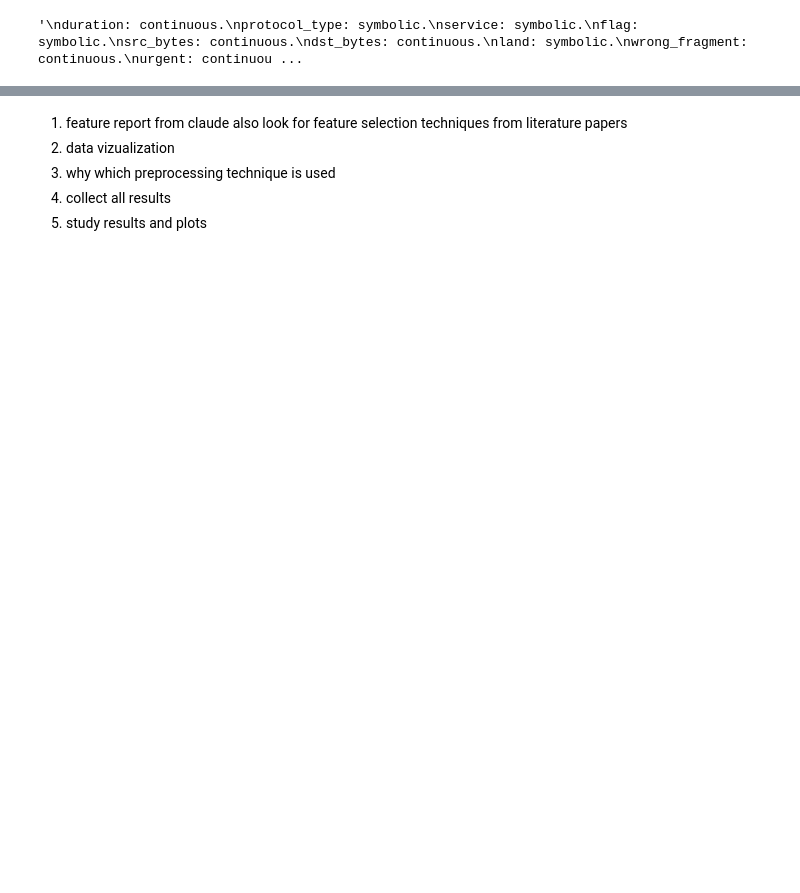
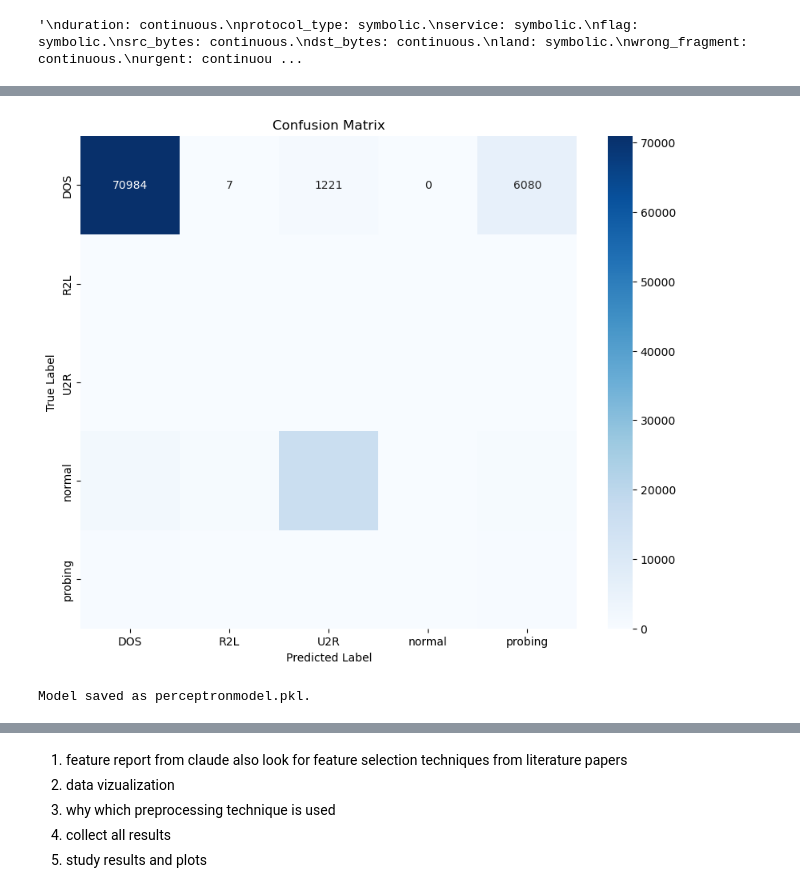
Before and after one commit to parthrastogicoder/ML-Project-Network_Intrusion_Detection, a Jupyter notebook: final_main.ipynb, the cells around one changed output, grey strips where cells are left out. Drawn from its saved outputs; the diff is of its cells as text; code cells hidden in the pictures; blank space fills up the shorter version.

```diff
--- a/final_main.ipynb
+++ b/final_main.ipynb
@@ -106,7 +103,7 @@ def categorize_attack_type(label):
 
 
 # Example Usage
-df = pd.read_csv('data_with_column_names.csv')  # Replace with your actual dataset
+df = pd.read_csv('data/data_with_column_names.csv')  # Replace with your actual dataset
 
 dos_attacks = ['smurf.', 'neptune.', 'back.', 'teardrop.', 'pod.', 'land.']
 r2l_attacks = ['warezclient.', 'guess_passwd.', 'imap.', 'warezmaster.', 'ftp_write.', 'phf.', 'spy.', 'multihop.']
@@ -480,0 +482,2 @@ ImportError: cannot import name 'accuracy_score' from 'sklearn.base' (/opt/anaco
+# %%
+X_train_temp, X_test_temp, Y_train_temp, Y_test = load_and_split_data(df, target_column)
@@ -480,0 +509,8 @@ ImportError: cannot import name 'accuracy_score' from 'sklearn.base' (/opt/anaco
+# %%
+#print type of X_test_selected and X_train_selected
+print(type(X_train_selected))
+print(type(X_test_selected))
+
+if isinstance(X_train_selected, pd.DataFrame) and isinstance(X_test_selected, pd.DataFrame):
+    print("Converting selected data to numpy arrays...")
+    X_test_selected = X_test_selected[X_train_selected.columns]
@@ -480,0 +587,7 @@ ImportError: cannot import name 'accuracy_score' from 'sklearn.base' (/opt/anaco
+# %%
+#print class counts of Y_test_encoded and Y_train_resampled
+print(Y_test_encoded.value_counts())
+print(Y_train_resampled.value_counts())
+predictions = pd.Series(predictions)
+
+print(predictions.value_counts())
@@ -481 +614,25 @@ ImportError: cannot import name 'accuracy_score' from 'sklearn.base' (/opt/anaco
+# %%
+#plot confusion matrix for perceptron model
+import matplotlib.pyplot as plt
+from sklearn.metrics import confusion_matrix
+import seaborn as sns
+
+# Compute confusion matrix
+cm = confusion_matrix(Y_test_encoded, predictions)
+plt.figure(figsize=(10, 8))
+sns.heatmap(cm, annot=True, fmt='d', cmap='Blues', xticklabels=label_encoder.classes_, yticklabels=label_encoder.classes_)
+plt.xlabel('Predicted Label')
+plt.ylabel('True Label')
+plt.title('Confusion Matrix')
+plt.show()
+# %% [output]
+[figure, added]
+# %%
+import joblib
+
+# save the model
+joblib.dump(clf, 'perceptronmodel.pkl')
+print("Model saved as perceptronmodel.pkl.")
+# %% [output]
+Model saved as perceptronmodel.pkl.
 # %%
```
Also changed, not shown: parts of 19 cells of this notebook.
